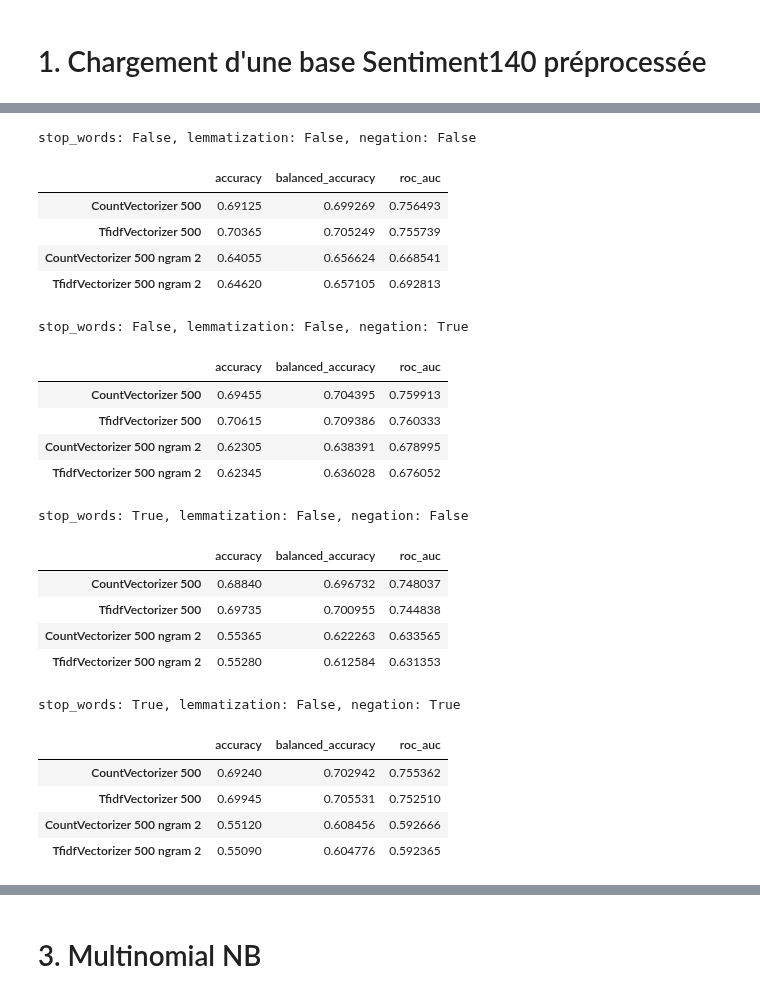
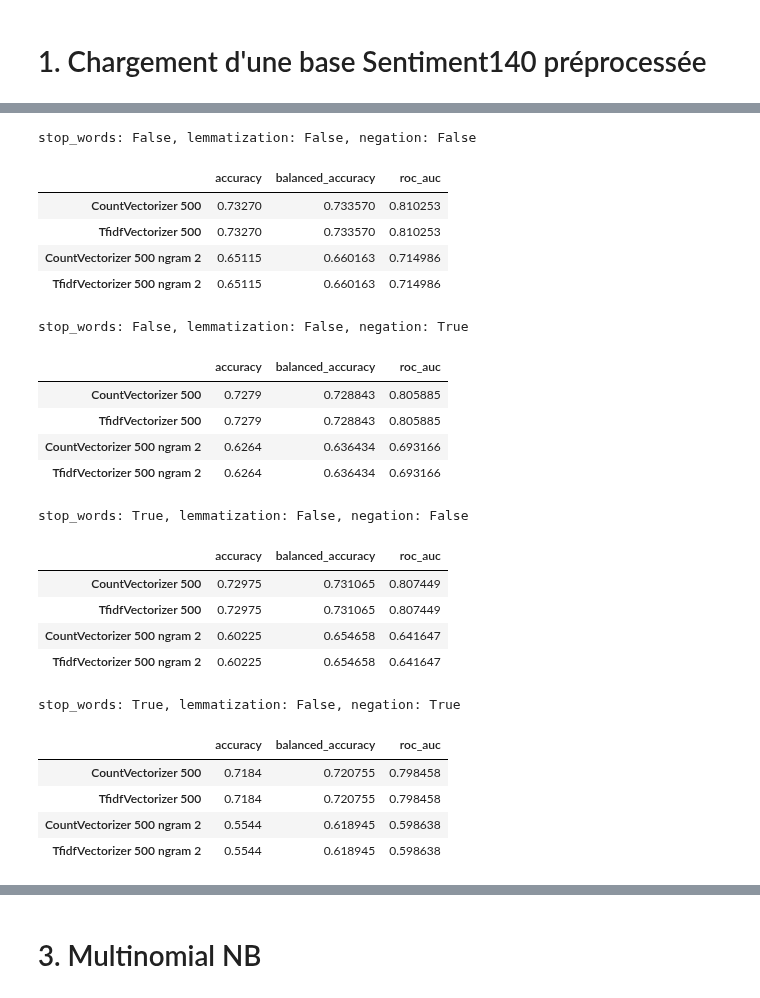
Before and after one commit to baptiste-pasquier/data_2A, a Jupyter notebook: model-NB.ipynb, the cells around one changed output, grey strips where cells are left out. Cells and saved outputs as stored; diff of their text form; code cells hidden in the pictures.

```diff
--- a/model-NB.ipynb
+++ b/model-NB.ipynb
@@ -24,6 +26,7 @@ import os
 Pas de standardisation ici
 # %%
 def conf_matrix(X, y, vectorizer, model, verbose=True):
+    '''Trace la matrice de confusion du modèle souhaité'''
     X = vectorizer.fit_transform(X)
     X_train, X_test, y_train, y_test = train_test_split(X, y, train_size=0.80, random_state=1234)
 
@@ -56,6 +59,7 @@ def conf_matrix(X, y, vectorizer, model, verbose=True):
 # %%
 def comparaison(X, y, N, model, onlyTFID=False, show_graph=True, show_table=True):
     """
+    Compraison des modèles par rapport à la courbe ROC
     N correspond au nombre de features
     """
     table = []
@@ -192,43 +188,43 @@ Wall time: 18.2 s
 # %%
 %%time
 for stop_words in [False, True]:
 #     for lemmatization in [False, True]:
     for lemmatization in [False]:
         for negation in [False, True]:
             file = "train"
             if stop_words:
                 file += "_stop"
             if lemmatization:
                 file += "_lemm"
             if  negation:
                 file += "_neg"
             print(f"stop_words: {stop_words}, lemmatization: {lemmatization}, negation: {negation}")
             df = pd.read_pickle(os.path.join("data", "sentiment140", file+".bz2")).sample(NB_DATA, random_state=1234)
             X = df.text.to_list()
             y = df.sentiment.to_list()
-            comparaison(X, y, 500, GaussianNB(), show_graph=False)
+            comparaison(X, y, 500, BernoulliNB(), show_graph=False)
 # %% [output]
 stop_words: False, lemmatization: False, negation: False
 |  | accuracy | balanced_accuracy | roc_auc |
-| CountVectorizer 500 | 0.69125 | 0.699269 | 0.756493 |
-| TfidfVectorizer 500 | 0.70365 | 0.705249 | 0.755739 |
-| CountVectorizer 500 ngram 2 | 0.64055 | 0.656624 | 0.668541 |
-| TfidfVectorizer 500 ngram 2 | 0.64620 | 0.657105 | 0.692813 |
+| CountVectorizer 500 | 0.73270 | 0.733570 | 0.810253 |
+| TfidfVectorizer 500 | 0.73270 | 0.733570 | 0.810253 |
+| CountVectorizer 500 ngram 2 | 0.65115 | 0.660163 | 0.714986 |
+| TfidfVectorizer 500 ngram 2 | 0.65115 | 0.660163 | 0.714986 |
 stop_words: False, lemmatization: False, negation: True
 |  | accuracy | balanced_accuracy | roc_auc |
-| CountVectorizer 500 | 0.69455 | 0.704395 | 0.759913 |
-| TfidfVectorizer 500 | 0.70615 | 0.709386 | 0.760333 |
-| CountVectorizer 500 ngram 2 | 0.62305 | 0.638391 | 0.678995 |
-| TfidfVectorizer 500 ngram 2 | 0.62345 | 0.636028 | 0.676052 |
+| CountVectorizer 500 | 0.7279 | 0.728843 | 0.805885 |
+| TfidfVectorizer 500 | 0.7279 | 0.728843 | 0.805885 |
+| CountVectorizer 500 ngram 2 | 0.6264 | 0.636434 | 0.693166 |
+| TfidfVectorizer 500 ngram 2 | 0.6264 | 0.636434 | 0.693166 |
 stop_words: True, lemmatization: False, negation: False
 |  | accuracy | balanced_accuracy | roc_auc |
-| CountVectorizer 500 | 0.68840 | 0.696732 | 0.748037 |
-| TfidfVectorizer 500 | 0.69735 | 0.700955 | 0.744838 |
-| CountVectorizer 500 ngram 2 | 0.55365 | 0.622263 | 0.633565 |
-| TfidfVectorizer 500 ngram 2 | 0.55280 | 0.612584 | 0.631353 |
+| CountVectorizer 500 | 0.72975 | 0.731065 | 0.807449 |
+| TfidfVectorizer 500 | 0.72975 | 0.731065 | 0.807449 |
+| CountVectorizer 500 ngram 2 | 0.60225 | 0.654658 | 0.641647 |
+| TfidfVectorizer 500 ngram 2 | 0.60225 | 0.654658 | 0.641647 |
 stop_words: True, lemmatization: False, negation: True
 |  | accuracy | balanced_accuracy | roc_auc |
-| CountVectorizer 500 | 0.69240 | 0.702942 | 0.755362 |
-| TfidfVectorizer 500 | 0.69945 | 0.705531 | 0.752510 |
-| CountVectorizer 500 ngram 2 | 0.55120 | 0.608456 | 0.592666 |
-| TfidfVectorizer 500 ngram 2 | 0.55090 | 0.604776 | 0.592365 |
+| CountVectorizer 500 | 0.7184 | 0.720755 | 0.798458 |
+| TfidfVectorizer 500 | 0.7184 | 0.720755 | 0.798458 |
+| CountVectorizer 500 ngram 2 | 0.5544 | 0.618945 | 0.598638 |
+| TfidfVectorizer 500 ngram 2 | 0.5544 | 0.618945 | 0.598638 |
```
Also changed, not shown: parts of 19 cells of this notebook.
